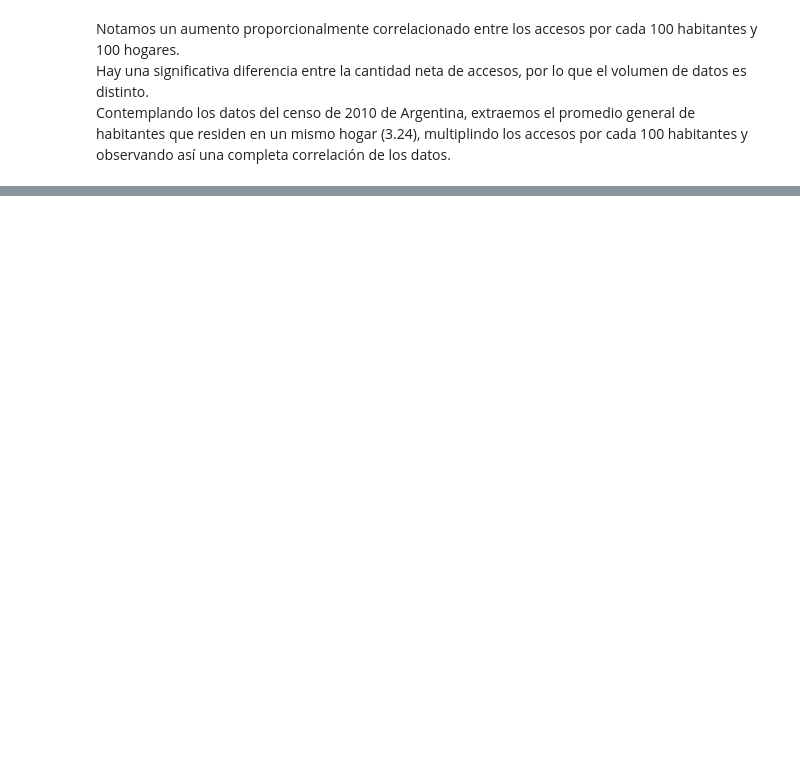
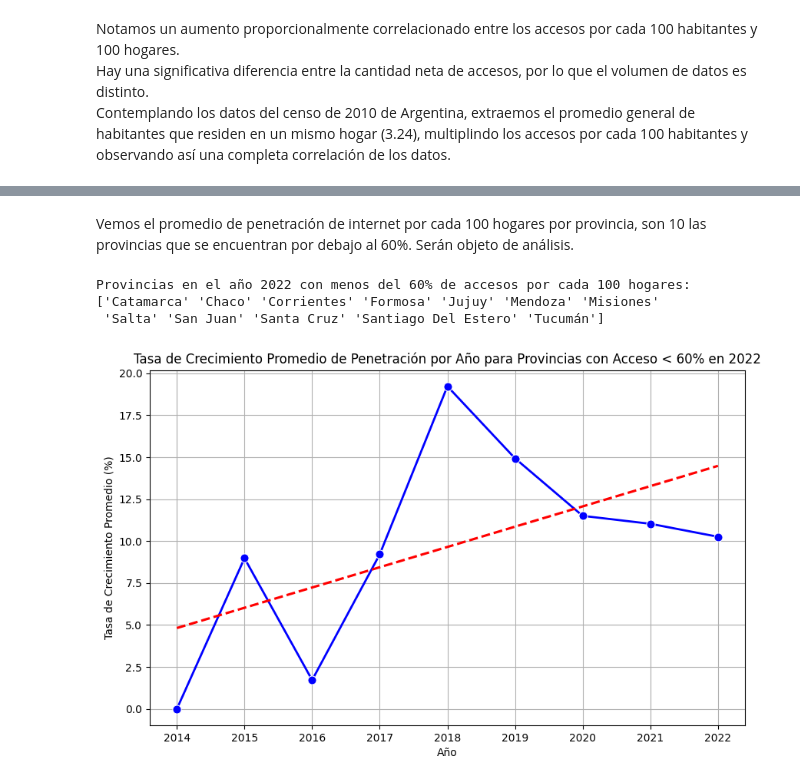
Before and after one commit to Paniceres/PI_Data_Analitycs, a Jupyter notebook: notebooks/EDA.ipynb, the cells around one changed output, grey strips where cells are left out. Drawn from its saved outputs; the diff is of its cells as text; code cells hidden in the pictures; blank space fills up the shorter version.

```diff
--- a/notebooks/EDA.ipynb
+++ b/notebooks/EDA.ipynb
@@ -377,0 +278,45 @@ plt.show()
+# %% [markdown]
+Vemos el promedio de penetración de internet por cada 100 hogares por provincia, son 10 las provincias que se encuentran por debajo al 60%. Serán objeto de análisis.
+# %%
+# provincias_menores_al_60_lista
+# Filtra los datos para el año 2022
+datos_2022 = df_penetracion_provincia[df_penetracion_provincia['Año'] == 2022]
+
+# Filtra las provincias que tienen una tasa de acceso por debajo del 60%
+provincias_menores_al_60 = datos_2022[datos_2022['Accesos por cada 100 hogares'] < 60]
+
+# Obtiene la lista de provincias que cumplen con el criterio
+provincias_menores_al_60_lista = provincias_menores_al_60['Provincia'].unique()
+
+print("Provincias en el año 2022 con menos del 60% de accesos por cada 100 hogares:")
+print(provincias_menores_al_60_lista)
+# %% [output]
+Provincias en el año 2022 con menos del 60% de accesos por cada 100 hogares:
+['Catamarca' 'Chaco' 'Corrientes' 'Formosa' 'Jujuy' 'Mendoza' 'Misiones'
+ 'Salta' 'San Juan' 'Santa Cruz' 'Santiago Del Estero' 'Tucumán']
+# %%
+import seaborn as sns
+import matplotlib.pyplot as plt
+
+# Filtra los datos para las provincias con tasa de acceso por debajo del 60% en 2022
+provincias_filtradas = df_penetracion_provincia[df_penetracion_provincia['Provincia'].isin(provincias_menores_al_60_lista)]
+
+# Calcula el promedio de tasa de crecimiento por año para las provincias filtradas en 2022
+promedio_tasa_crecimiento = provincias_filtradas.groupby('Año')['Tasa de Crecimiento'].mean()
+
+# Crea un gráfico de líneas para mostrar el promedio de tasa de crecimiento por año
+plt.figure(figsize=(10, 6))
+sns.lineplot(x=promedio_tasa_crecimiento.index, y=promedio_tasa_crecimiento.values, marker='o', color='b', linestyle='-', linewidth=2, markersize=8)
+
+# Agrega una línea de tendencia roja punteada
+sns.regplot(x=promedio_tasa_crecimiento.index, y=promedio_tasa_crecimiento.values, ci=None, scatter=False, color='red', line_kws={'linestyle':'dashed'})
+
+plt.xlabel('Año')
+plt.ylabel('Tasa de Crecimiento Promedio (%)')
+plt.title('Tasa de Crecimiento Promedio de Penetración por Año para Provincias con Acceso < 60% en 2022')
+plt.grid(True)
+
+# Muestra el gráfico
+plt.show()
+# %% [output]
+[figure, added]
```
Also changed, not shown: parts of 56 cells of this notebook, 33 other files.
